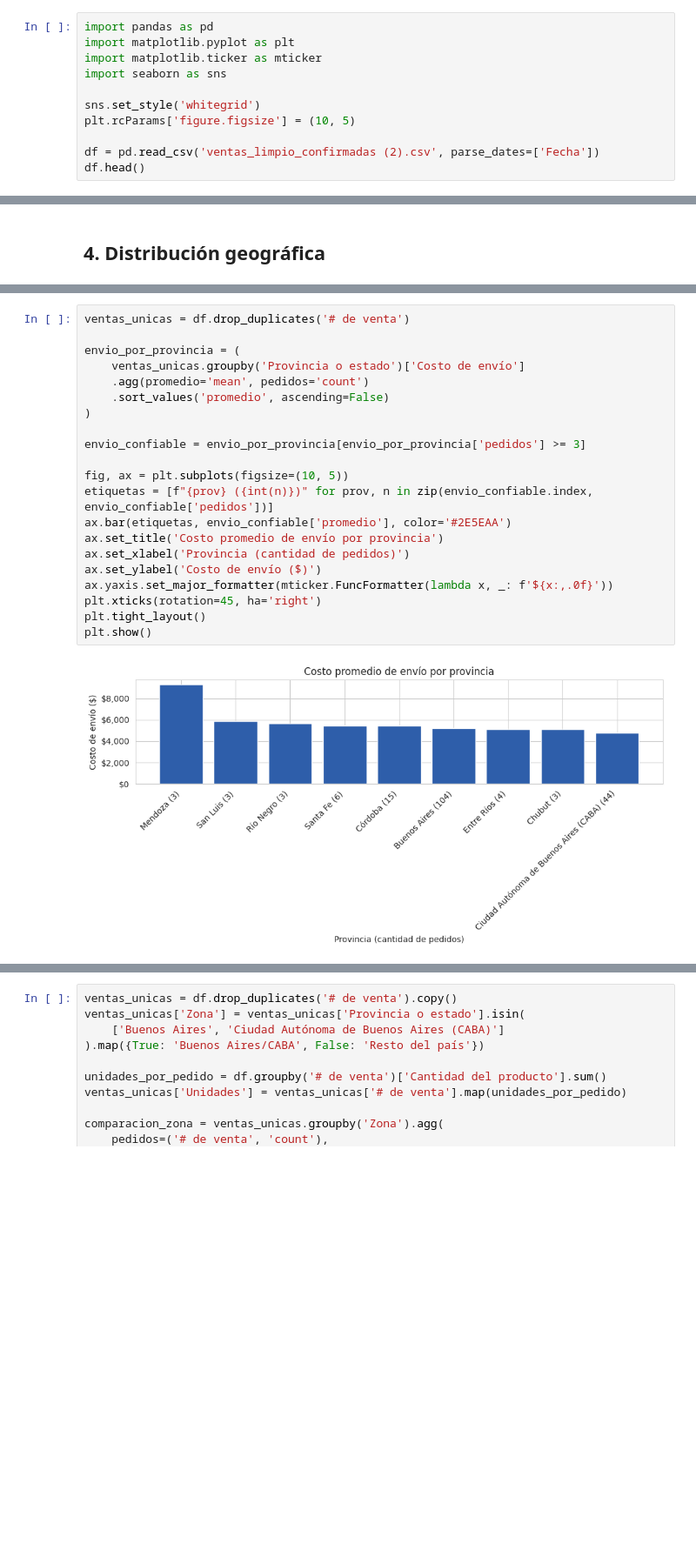
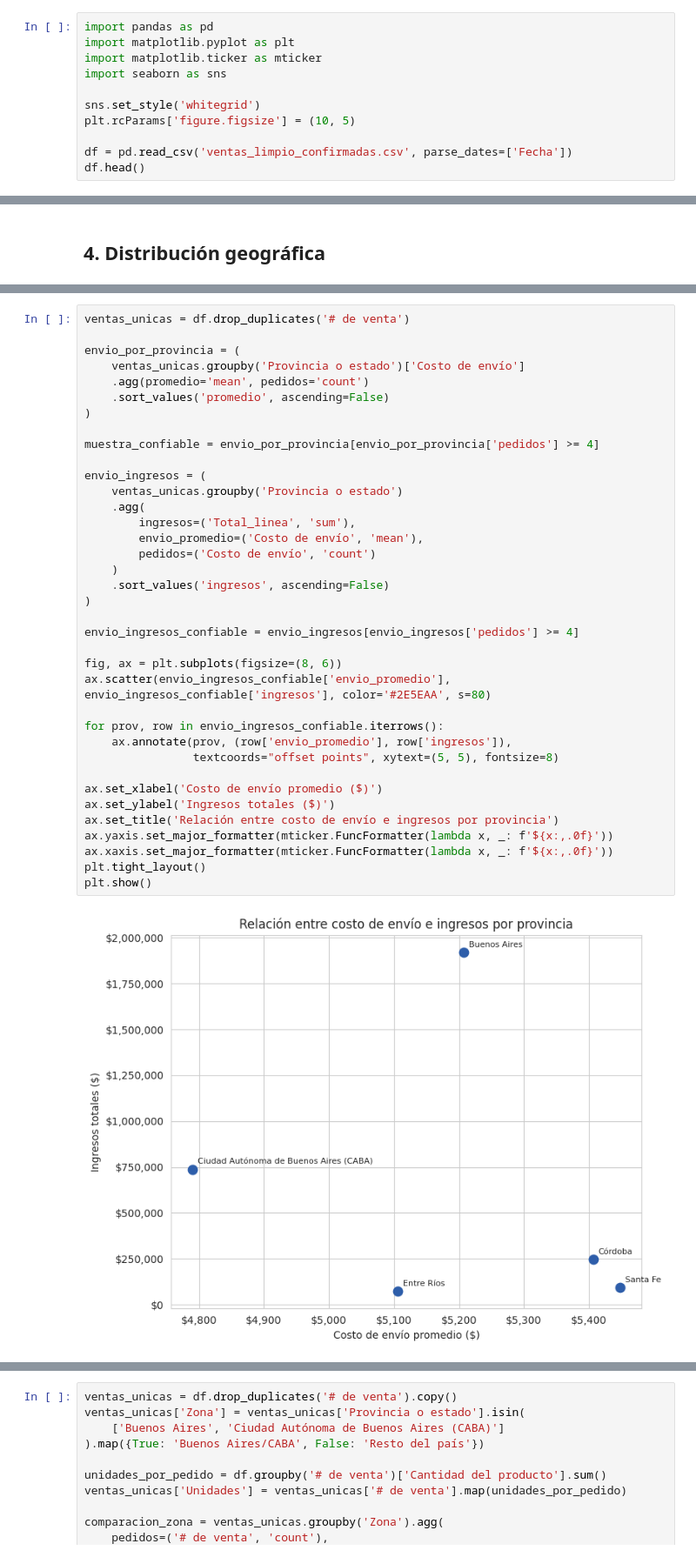
Before and after one commit to martintomas1/Analisis_de_ventas_de_vesper-Tienda_de_ropa_online, a Jupyter notebook: EDA_ventas.ipynb, the cells around one changed output, grey strips where cells are left out. Shown at 87% size. Cells and saved outputs as stored; diff of their text form; blank space fills up the shorter version.

```diff
--- a/EDA_ventas.ipynb
+++ b/EDA_ventas.ipynb
@@ -22,6 +21,6 @@ import seaborn as sns
 sns.set_style('whitegrid')
 plt.rcParams['figure.figsize'] = (10, 5)
 
-df = pd.read_csv('ventas_limpio_confirmadas (2).csv', parse_dates=['Fecha'])
+df = pd.read_csv('ventas_limpio_confirmadas.csv', parse_dates=['Fecha'])
 df.head()
 # %% [output]
@@ -112,23 +118,39 @@ Otra posibilidad, es que se trate de la diferencia de poder adquisitivo, Buenos
 # %%
 ventas_unicas = df.drop_duplicates('# de venta')
 
 envio_por_provincia = (
     ventas_unicas.groupby('Provincia o estado')['Costo de envío']
     .agg(promedio='mean', pedidos='count')
     .sort_values('promedio', ascending=False)
 )
 
-envio_confiable = envio_por_provincia[envio_por_provincia['pedidos'] >= 3]
+muestra_confiable = envio_por_provincia[envio_por_provincia['pedidos'] >= 4]
 
-fig, ax = plt.subplots(figsize=(10, 5))
-etiquetas = [f"{prov} ({int(n)})" for prov, n in zip(envio_confiable.index, envio_confiable['pedidos'])]
-ax.bar(etiquetas, envio_confiable['promedio'], color='#2E5EAA')
-ax.set_title('Costo promedio de envío por provincia')
-ax.set_xlabel('Provincia (cantidad de pedidos)')
-ax.set_ylabel('Costo de envío ($)')
+envio_ingresos = (
+    ventas_unicas.groupby('Provincia o estado')
+    .agg(
+        ingresos=('Total_linea', 'sum'),
+        envio_promedio=('Costo de envío', 'mean'),
+        pedidos=('Costo de envío', 'count')
+    )
+    .sort_values('ingresos', ascending=False)
+)
+
+envio_ingresos_confiable = envio_ingresos[envio_ingresos['pedidos'] >= 4]
+
+fig, ax = plt.subplots(figsize=(8, 6))
+ax.scatter(envio_ingresos_confiable['envio_promedio'], envio_ingresos_confiable['ingresos'], color='#2E5EAA', s=80)
+
+for prov, row in envio_ingresos_confiable.iterrows():
+    ax.annotate(prov, (row['envio_promedio'], row['ingresos']),
+                textcoords="offset points", xytext=(5, 5), fontsize=8)
+
+ax.set_xlabel('Costo de envío promedio ($)')
+ax.set_ylabel('Ingresos totales ($)')
+ax.set_title('Relación entre costo de envío e ingresos por provincia')
 ax.yaxis.set_major_formatter(mticker.FuncFormatter(lambda x, _: f'${x:,.0f}'))
-plt.xticks(rotation=45, ha='right')
+ax.xaxis.set_major_formatter(mticker.FuncFormatter(lambda x, _: f'${x:,.0f}'))
 plt.tight_layout()
 plt.show()
 # %% [output]
-[figure, old version]
+[figure, new version]
```
Also changed, not shown: parts of 13 cells of this notebook.
